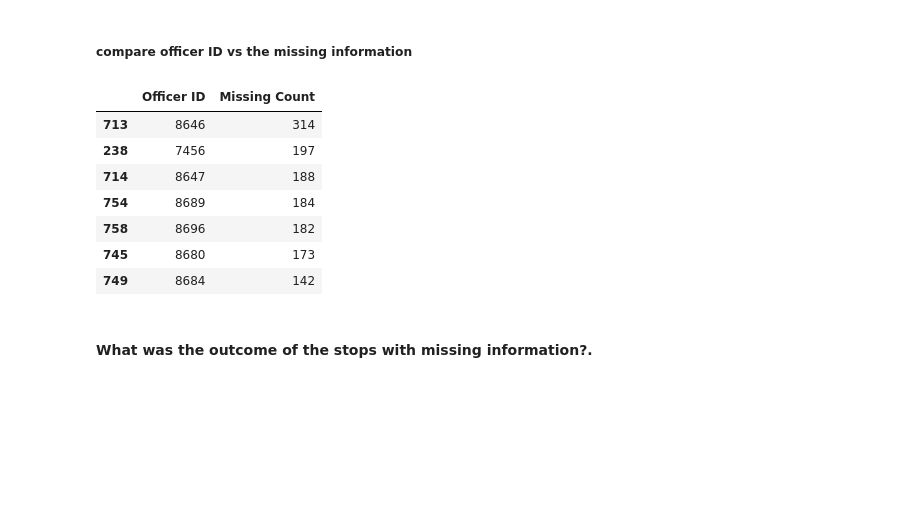
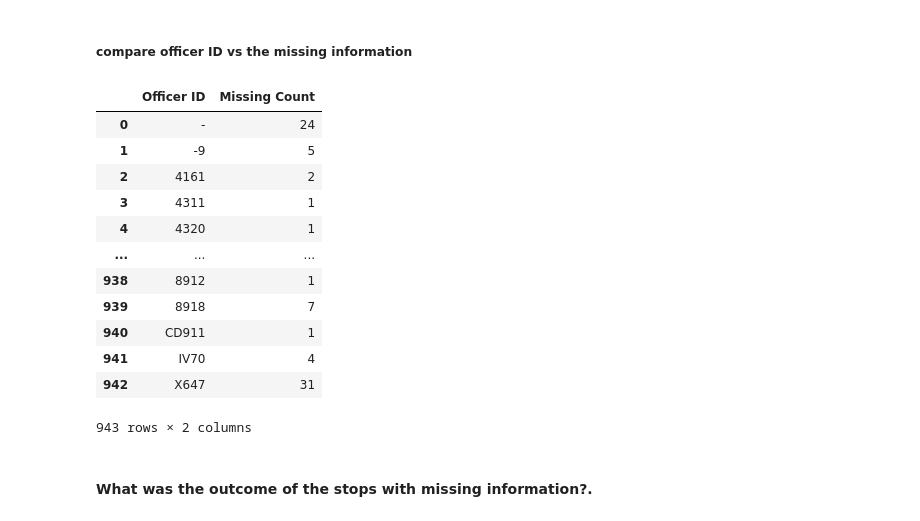
Before and after one commit to adikamunyao/Phase-3-project, a Jupyter notebook: index.ipynb, the cells around one changed output. Drawn from its saved outputs; the diff is of its cells as text; code cells hidden in the pictures; blank space fills up the shorter version.

```diff
--- a/index.ipynb
+++ b/index.ipynb
@@ -310,30 +302,35 @@ null_data = Tery_stops_df[Tery_stops_df.isnull().any(axis=1)]
 # %%
 # group the data by Officer ID
 grouped = null_data.groupby('Officer ID')
 
 # count the number of missing values in each group
 missing_counts = grouped.apply(lambda x: x.isnull().sum())
 
 # get the columns with missing values
 missing_columns = missing_counts.columns[missing_counts.sum() > 0]
 
 # create a new dataframe with the missing counts for each Officer ID
 missing_df = missing_counts[missing_columns].reset_index()
 
 # rename the columns for clarity
 missing_df.columns = ['Officer ID', 'Missing Count']
 
 # compare the number of missing values for each Officer ID
-missing_df.sort_values(by='Missing Count', ascending=False).head(7)
+missing_df #.sort_values(by='Missing Count', ascending=False).head(7)
 # %% [output]
 |  | Officer ID | Missing Count |
-| 713 | 8646 | 314 |
-| 238 | 7456 | 197 |
-| 714 | 8647 | 188 |
-| 754 | 8689 | 184 |
-| 758 | 8696 | 182 |
-| 745 | 8680 | 173 |
-| 749 | 8684 | 142 |
+| 0 | - | 24 |
+| 1 | -9 | 5 |
+| 2 | 4161 | 2 |
+| 3 | 4311 | 1 |
+| 4 | 4320 | 1 |
+| ... | ... | ... |
+| 938 | 8912 | 1 |
+| 939 | 8918 | 7 |
+| 940 | CD911 | 1 |
+| 941 | IV70 | 4 |
+| 942 | X647 | 31 |
+943 rows × 2 columns
 # %%
 # # call count plot functions
 # count_plot(missing_df, "Officer ID", "Missing Count")
```
Also changed, not shown: parts of 28 cells of this notebook.
